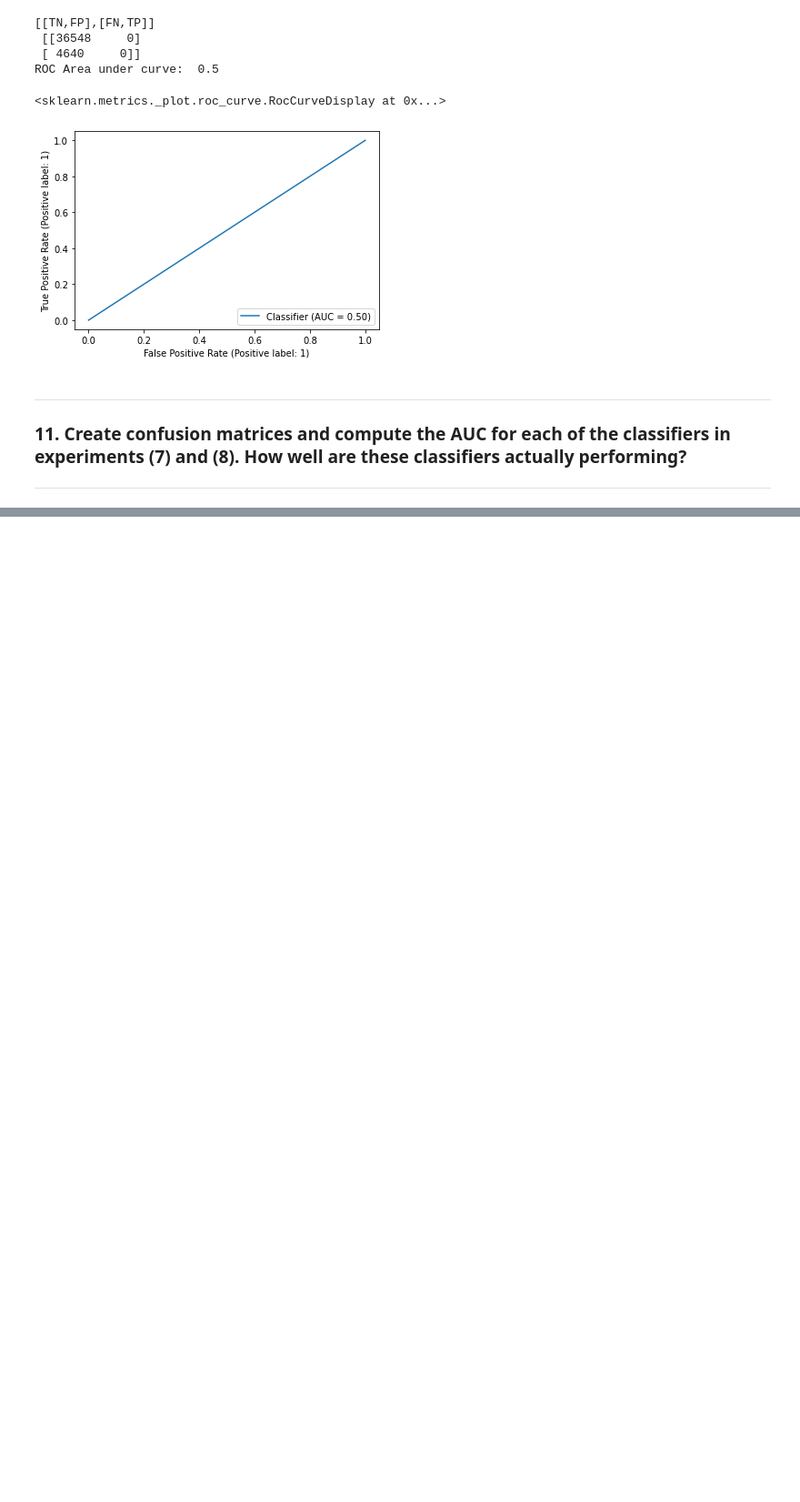
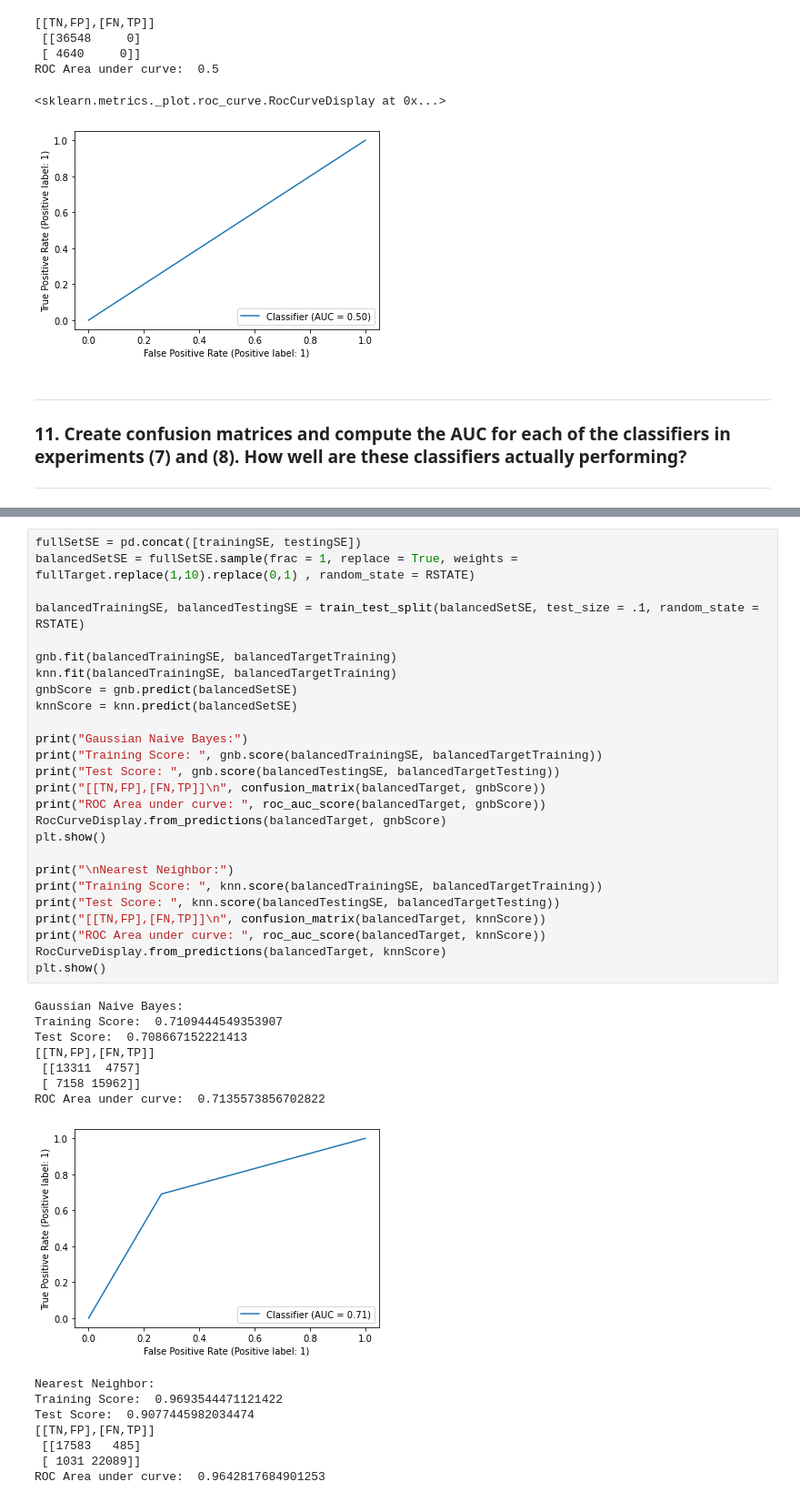
Before and after one commit to TCWilder/483ML_Exploration, a Jupyter notebook: Project3.ipynb, the cells around one changed output, grey strips where cells are left out. Shown at 91% size. Cells and saved outputs as stored; diff of their text form; blank space fills up the shorter version.

```diff
--- a/Project3.ipynb
+++ b/Project3.ipynb
@@ -230,0 +368,42 @@ ROC Area under curve:  0.49984504317421025
+# %%
+fullSetSE = pd.concat([trainingSE, testingSE])
+balancedSetSE = fullSetSE.sample(frac = 1, replace = True, weights = fullTarget.replace(1,10).replace(0,1) , random_state = RSTATE)
+
+balancedTrainingSE, balancedTestingSE = train_test_split(balancedSetSE, test_size = .1, random_state = RSTATE)
+
+gnb.fit(balancedTrainingSE, balancedTargetTraining)
+knn.fit(balancedTrainingSE, balancedTargetTraining)
+gnbScore = gnb.predict(balancedSetSE)
+knnScore = knn.predict(balancedSetSE)
+
+print("Gaussian Naive Bayes:")
+print("Training Score: ", gnb.score(balancedTrainingSE, balancedTargetTraining))
+print("Test Score: ", gnb.score(balancedTestingSE, balancedTargetTesting))
+print("[[TN,FP],[FN,TP]]\n", confusion_matrix(balancedTarget, gnbScore))
+print("ROC Area under curve: ", roc_auc_score(balancedTarget, gnbScore))
+RocCurveDisplay.from_predictions(balancedTarget, gnbScore)
+plt.show()
+
+print("\nNearest Neighbor:")
+print("Training Score: ", knn.score(balancedTrainingSE, balancedTargetTraining))
+print("Test Score: ", knn.score(balancedTestingSE, balancedTargetTesting))
+print("[[TN,FP],[FN,TP]]\n", confusion_matrix(balancedTarget, knnScore))
+print("ROC Area under curve: ", roc_auc_score(balancedTarget, knnScore))
+RocCurveDisplay.from_predictions(balancedTarget, knnScore)
+plt.show()
+# %% [output]
+Gaussian Naive Bayes:
+Training Score:  0.7109444549353907
+Test Score:  0.708667152221413
+[[TN,FP],[FN,TP]]
+ [[13311  4757]
+ [ 7158 15962]]
+ROC Area under curve:  0.7135573856702822
+[figure, added]
+Nearest Neighbor:
+Training Score:  0.9693544471121422
+Test Score:  0.9077445982034474
+[[TN,FP],[FN,TP]]
+ [[17583   485]
+ [ 1031 22089]]
+ROC Area under curve:  0.9642817684901253
```
Also changed, not shown: parts of 18 cells of this notebook.
